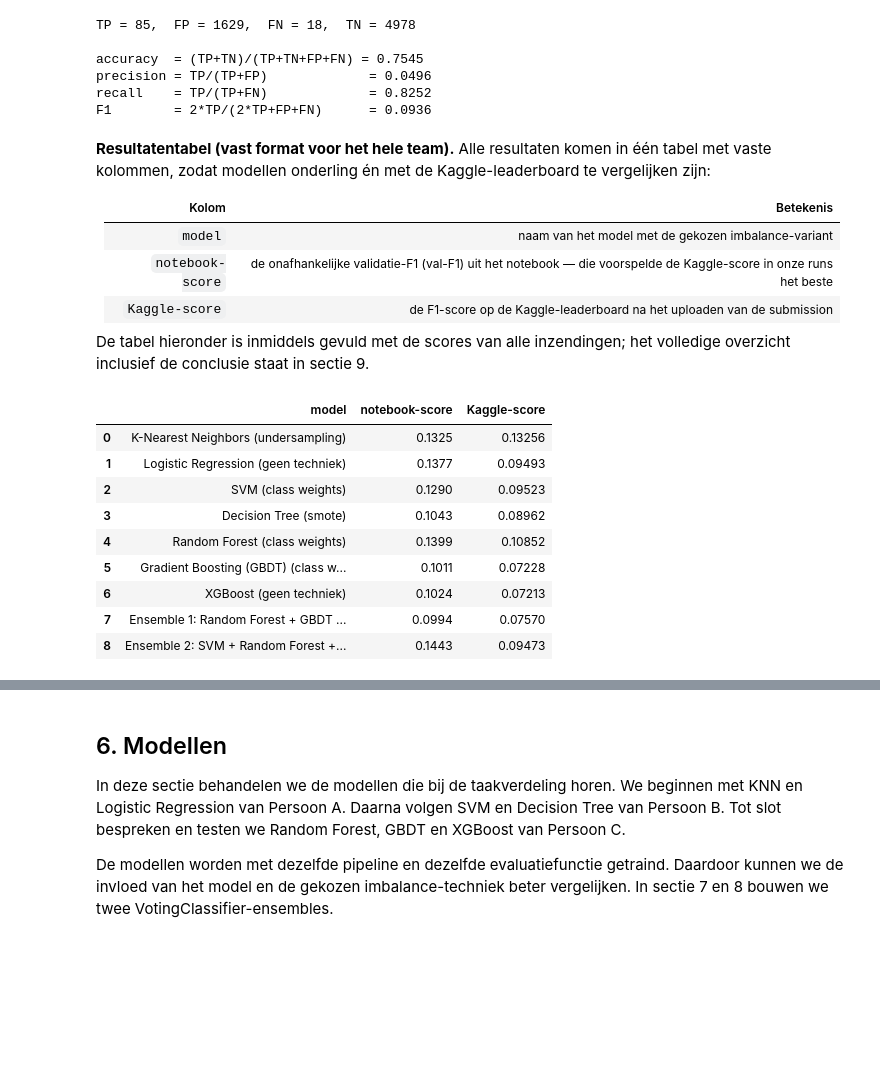
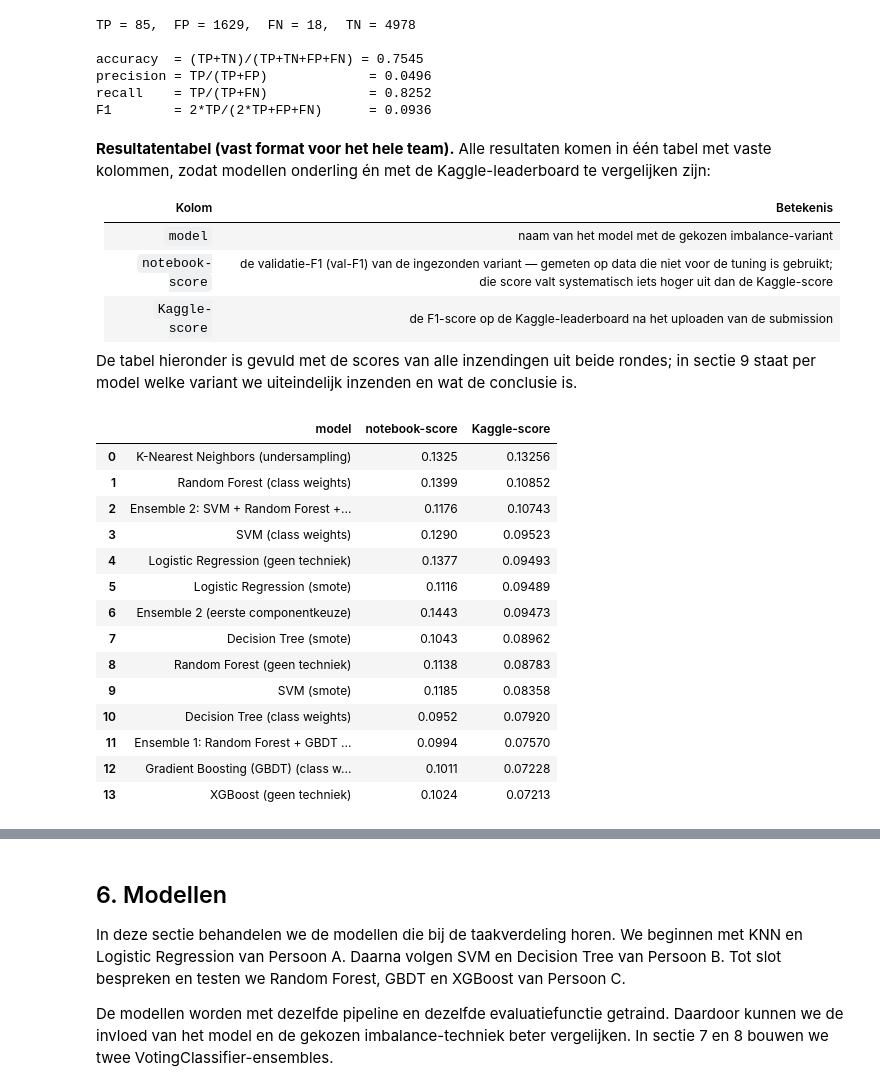
Before and after one commit to Artheriax/Machine-learning-3, a Jupyter notebook: Merged/Main.ipynb, the cells around one changed output, grey strips where cells are left out. Drawn from its saved outputs; the diff is of its cells as text; code cells hidden in the pictures; blank space fills up the shorter version.

```diff
--- a/Merged/Main.ipynb
+++ b/Merged/Main.ipynb
@@ -576,44 +576,56 @@ F1        = 2*TP/(2*TP+FP+FN)      = 0.0936
 | Kolom | Betekenis |
 |---|---|
 | `model` | naam van het model met de gekozen imbalance-variant |
-| `notebook-score` | de onafhankelijke validatie-F1 (val-F1) uit het notebook — die voorspelde de Kaggle-score in onze runs het beste |
+| `notebook-score` | de validatie-F1 (val-F1) van de ingezonden variant — gemeten op data die niet voor de tuning is gebruikt; die score valt systematisch iets hoger uit dan de Kaggle-score |
 | `Kaggle-score` | de F1-score op de Kaggle-leaderboard na het uploaden van de submission |
 
-De tabel hieronder is inmiddels gevuld met de scores van alle inzendingen; het volledige
-overzicht inclusief de conclusie staat in sectie 9.
+De tabel hieronder is gevuld met de scores van alle inzendingen uit beide rondes; in
+sectie 9 staat per model welke variant we uiteindelijk inzenden en wat de conclusie is.
 # %%
 # Vast format van de resultatentabel: model | notebook-score | Kaggle-score.
-# Alle modellen en ensembles zijn inmiddels op Kaggle ingediend; de scores
-# komen rechtstreeks van de leaderboard. Nieuwe inzendingen kunnen als extra
-# rij worden toegevoegd en verschijnen dan automatisch in de conclusietabel
-# van sectie 9.
+# De tabel is het logboek van onze inzendingen: in ronde 1 is van ieder model
+# één variant geüpload, in ronde 2 juist de variant die tijdens het tunen de
+# hoogste CV-F1 had (§5). Beide scores staan erin, zodat per model te zien is
+# welke variant het beste scoorde. In sectie 9 zenden we per model de variant
+# met de hoogste Kaggle-score in; het label moet daarvoor exact overeenkomen met
+# het label in de eindtabel van sectie 9, anders blijft die score daar leeg.
 resultaten_tabel = pd.DataFrame(
     [
         ['K-Nearest Neighbors (undersampling)', 0.1325, 0.13256],
+        ['Random Forest (class weights)', 0.1399, 0.10852],
+        ['Ensemble 2: SVM + Random Forest + Logistic Regression', 0.1176, 0.10743],
+        ['SVM (class weights)', 0.1290, 0.09523],
         ['Logistic Regression (geen techniek)', 0.1377, 0.09493],
-        ['SVM (class weights)', 0.1290, 0.09523],
+        ['Logistic Regression (smote)', 0.1116, 0.09489],
+        ['Ensemble 2 (eerste componentkeuze)', 0.1443, 0.09473],
         ['Decision Tree (smote)', 0.1043, 0.08962],
-        ['Random Forest (class weights)', 0.1399, 0.10852],
+        ['Random Forest (geen techniek)', 0.1138, 0.08783],
+        ['SVM (smote)', 0.1185, 0.08358],
+        ['Decision Tree (class weights)', 0.0952, 0.07920],
+        ['Ensemble 1: Random Forest + GBDT + XGBoost', 0.0994, 0.07570],
         ['Gradient Boosting (GBDT) (class weights)', 0.1011, 0.07228],
         ['XGBoost (geen techniek)', 0.1024, 0.07213],
-        ['Ensemble 1: Random Forest + GBDT + XGBoost', 0.0994, 0.07570],
-        ['Ensemble 2: SVM + Random Forest + Logistic Regression', 0.1443, 0.09473],
     ],
     columns=['model', 'notebook-score', 'Kaggle-score'],
 )
 
 display(resultaten_tabel)
 # %% [output]
 |  | model | notebook-score | Kaggle-score |
 | 0 | K-Nearest Neighbors (undersampling) | 0.1325 | 0.13256 |
-| 1 | Logistic Regression (geen techniek) | 0.1377 | 0.09493 |
-| 2 | SVM (class weights) | 0.1290 | 0.09523 |
-| 3 | Decision Tree (smote) | 0.1043 | 0.08962 |
-| 4 | Random Forest (class weights) | 0.1399 | 0.10852 |
-| 5 | Gradient Boosting (GBDT) (class w... | 0.1011 | 0.07228 |
-| 6 | XGBoost (geen techniek) | 0.1024 | 0.07213 |
-| 7 | Ensemble 1: Random Forest + GBDT ... | 0.0994 | 0.07570 |
-| 8 | Ensemble 2: SVM + Random Forest +... | 0.1443 | 0.09473 |
+| 1 | Random Forest (class weights) | 0.1399 | 0.10852 |
+| 2 | Ensemble 2: SVM + Random Forest +... | 0.1176 | 0.10743 |
+| 3 | SVM (class weights) | 0.1290 | 0.09523 |
+| 4 | Logistic Regression (geen techniek) | 0.1377 | 0.09493 |
+| 5 | Logistic Regression (smote) | 0.1116 | 0.09489 |
+| 6 | Ensemble 2 (eerste componentkeuze) | 0.1443 | 0.09473 |
+| 7 | Decision Tree (smote) | 0.1043 | 0.08962 |
+| 8 | Random Forest (geen techniek) | 0.1138 | 0.08783 |
+| 9 | SVM (smote) | 0.1185 | 0.08358 |
+| 10 | Decision Tree (class weights) | 0.0952 | 0.07920 |
+| 11 | Ensemble 1: Random Forest + GBDT ... | 0.0994 | 0.07570 |
+| 12 | Gradient Boosting (GBDT) (class w... | 0.1011 | 0.07228 |
+| 13 | XGBoost (geen techniek) | 0.1024 | 0.07213 |
 # %% [markdown]
 ## 5. Modeltraining: vaste werkwijze voor alle modellen
 
```
Also changed, not shown: parts of 18 cells of this notebook, 6 other files.
